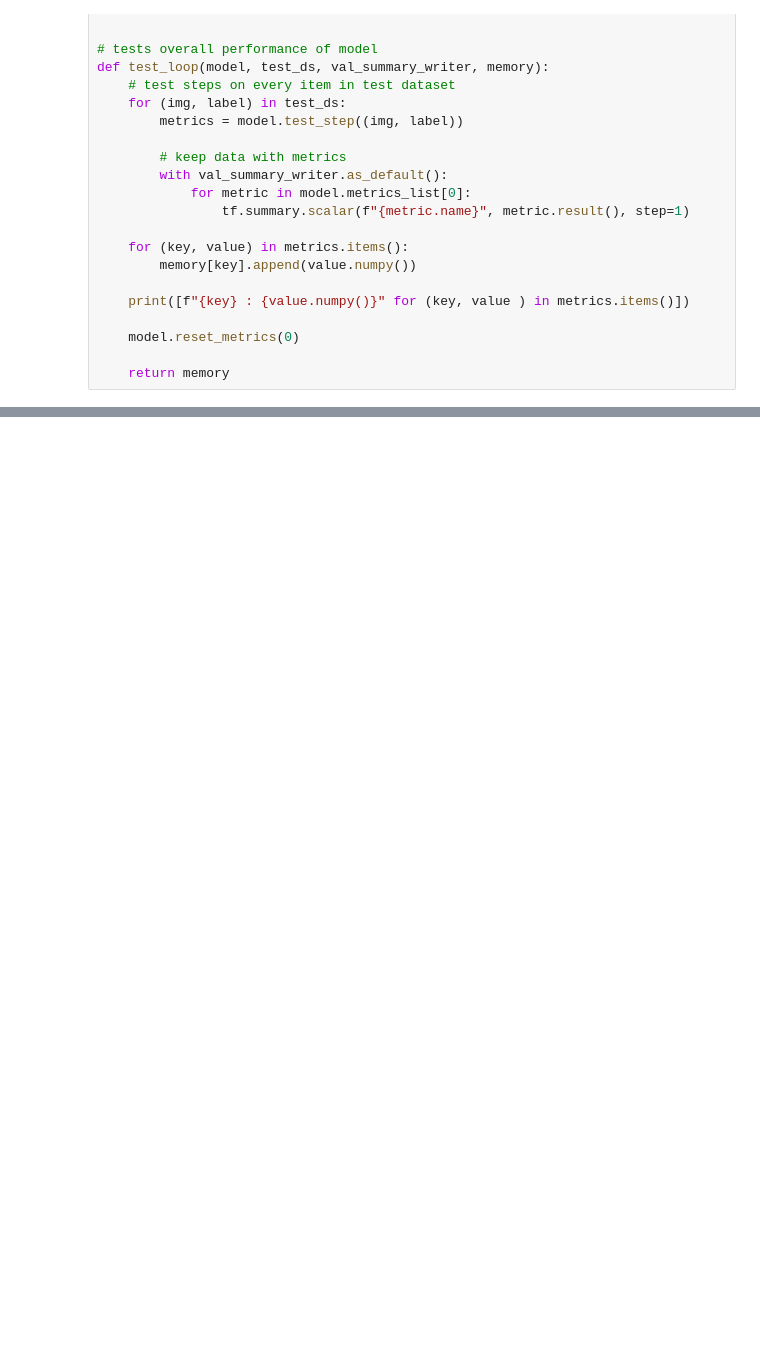
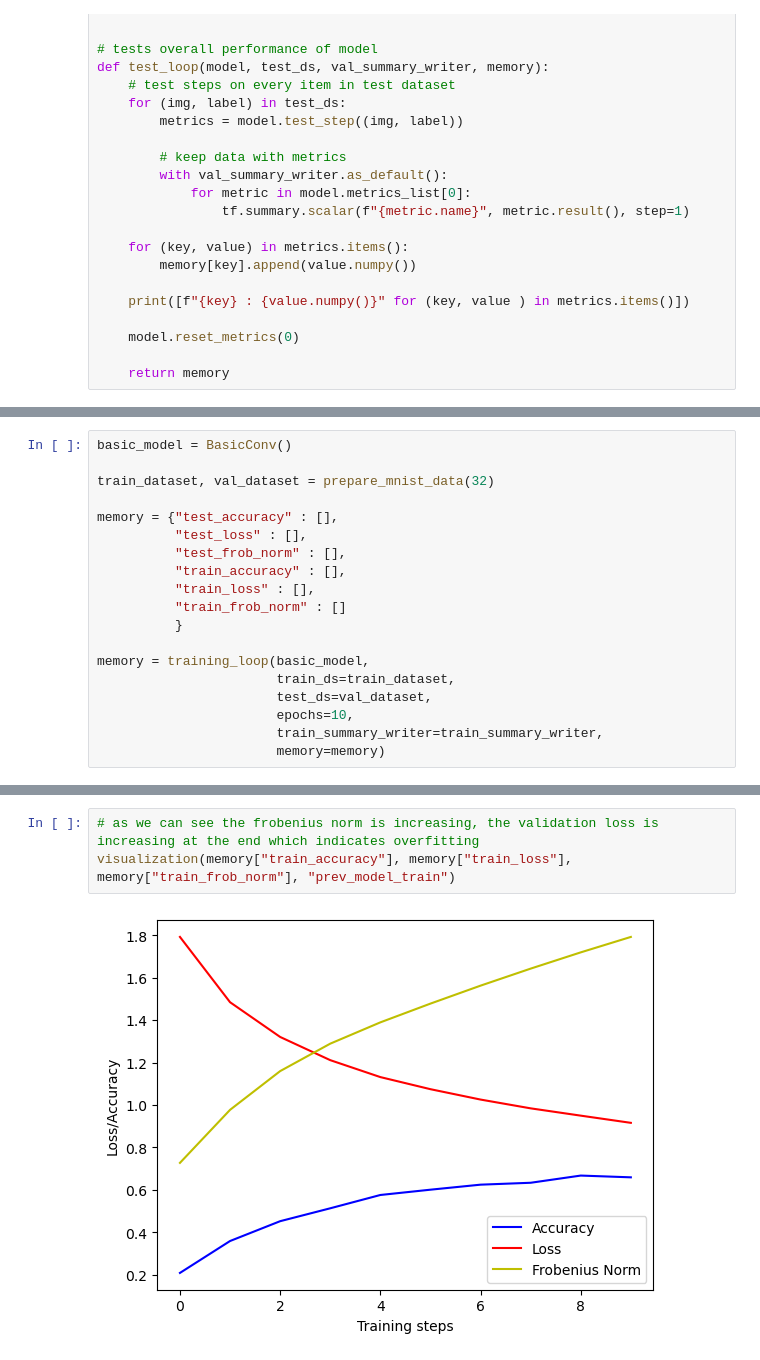
Before and after one commit to IANNwTF-Group-3/homework06, a Jupyter notebook: homework06.ipynb, the cells around one changed output, grey strips where cells are left out. Drawn from its saved outputs; the diff is of its cells as text; blank space fills up the shorter version.

```diff
--- a/homework06.ipynb
+++ b/homework06.ipynb
@@ -299,0 +301,19 @@ Error:
+# %%
+basic_model = BasicConv()
+
+train_dataset, val_dataset = prepare_mnist_data(32)
+
+memory = {"test_accuracy" : [],
+          "test_loss" : [],
+          "test_frob_norm" : [],
+          "train_accuracy" : [],
+          "train_loss" : [],
+          "train_frob_norm" : []
+          }
+
+memory = training_loop(basic_model,
+                       train_ds=train_dataset,
+                       test_ds=val_dataset,
+                       epochs=10,
+                       train_summary_writer=train_summary_writer,
+                       memory=memory)
@@ -299,0 +338,5 @@ Error:
+# %%
+# as we can see the frobenius norm is increasing, the validation loss is increasing at the end which indicates overfitting
+visualization(memory["train_accuracy"], memory["train_loss"], memory["train_frob_norm"], "prev_model_train")
+# %% [output]
+[figure, added]
```
Also changed, not shown: parts of 6 cells of this notebook, 7 other files.
